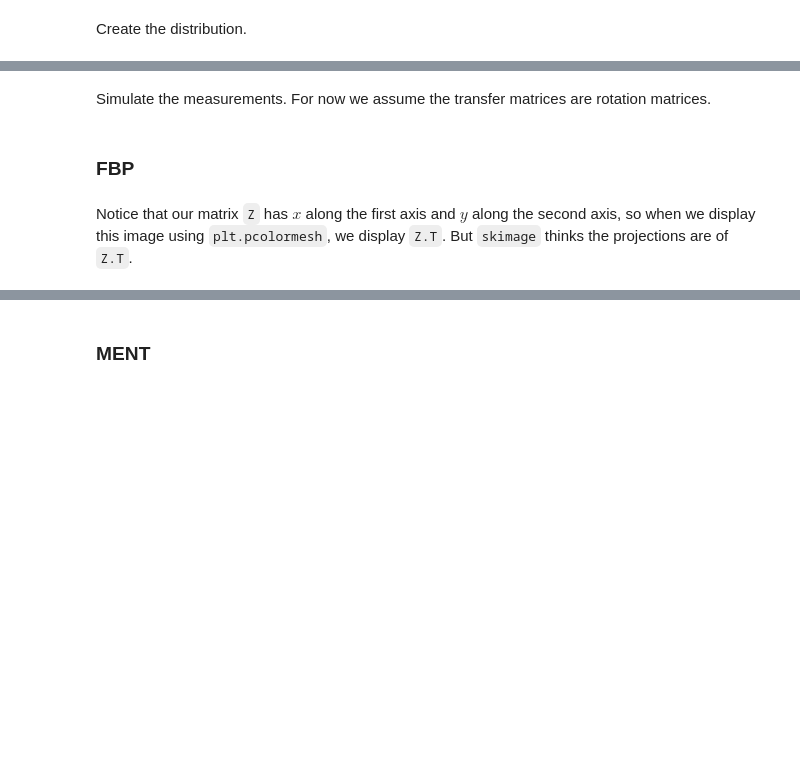
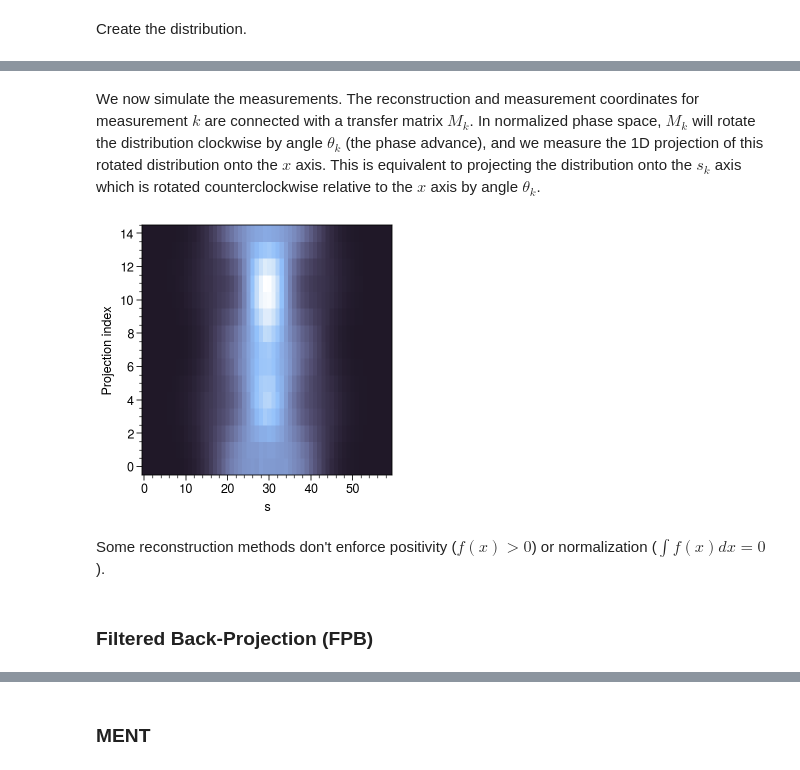
Before and after one commit to austin-hoover/accphys-tools, a Jupyter notebook: emittance_measurement_4D/tomography/test.ipynb, the cells around one changed output, grey strips where cells are left out. Saved outputs shown, nothing was run; the diff lists cells and outputs as text; code cells hidden in the pictures; blank space fills up the shorter version.

```diff
--- a/emittance_measurement_4D/tomography/test.ipynb
+++ b/emittance_measurement_4D/tomography/test.ipynb
@@ -60,11 +77,20 @@ plt.show()
 # %% [markdown]
-Simulate the measurements. For now we assume the transfer matrices are rotation matrices.
+We now simulate the measurements. The reconstruction and measurement coordinates for measurement $k$ are connected with a transfer matrix $M_k$. In normalized phase space, $M_k$ will rotate the distribution clockwise by angle $\theta_k$ (the phase advance), and we measure the 1D projection of this rotated distribution onto the $x$ axis. This is equivalent to projecting the distribution onto the $s_k$ axis which is rotated counterclockwise relative to the $x$ axis by angle $\theta_k$.
 # %%
-n_projections = 50
-angles = np.linspace(0., np.pi, n_projections, endpoint=False)
-projections = np.zeros((bins, len(angles)))
-for i, angle in enumerate(tqdm(angles)):
-    M = utils.rotation_matrix(angle)
-    Xrot = np.apply_along_axis(lambda row: np.matmul(M, row), 1, X)
-    projection, _ = np.histogram(Xrot[:, 0], bins, limit)
-    projections[:, i] = projection
+n_proj = 15
+angles = np.linspace(0.0, np.pi, n_proj, endpoint=False)
+transfer_matrices = [rotation_matrix(angle) for angle in angles]
+
+P = np.zeros((n_proj, n_bins))
+for j in trange(n_proj):
+    M = transfer_matrices[j]
+    X_meas = np.apply_along_axis(lambda row: np.matmul(M, row), 1, X)
+    P[j, :], _ = np.histogram(X_meas[:, 0], n_bins, limit, density=True)
+# %%
+fig, ax = pplt.subplots()
+ax.pcolormesh(P, cmap='dusk_r')
+ax.format(xlabel='s', ylabel='Projection index')
+# %% [output]
+[figure, added]
+# %% [markdown]
+Some reconstruction methods don't enforce positivity ($f(x) > 0$) or normalization ($\int{f(x)dx} = 0$).
@@ -71,4 +103,2 @@ for i, angle in enumerate(tqdm(angles)):
 # %% [markdown]
-### FBP
+### Filtered Back-Projection (FPB)
-# %% [markdown]
-Notice that our matrix `Z` has $x$ along the first axis and $y$ along the second axis, so when we display this image using `plt.pcolormesh`, we display `Z.T`. But `skimage` thinks the projections are of `Z.T`.
```
Also changed, not shown: parts of 39 cells of this notebook.
